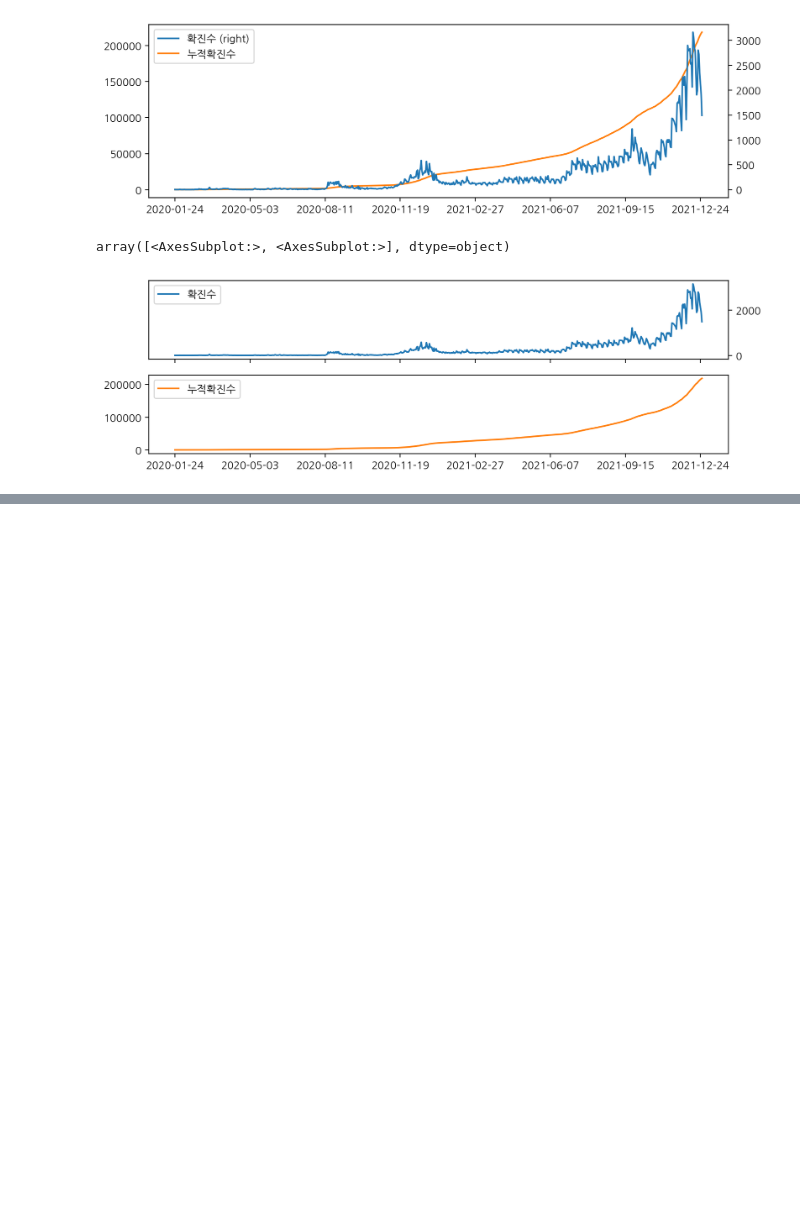
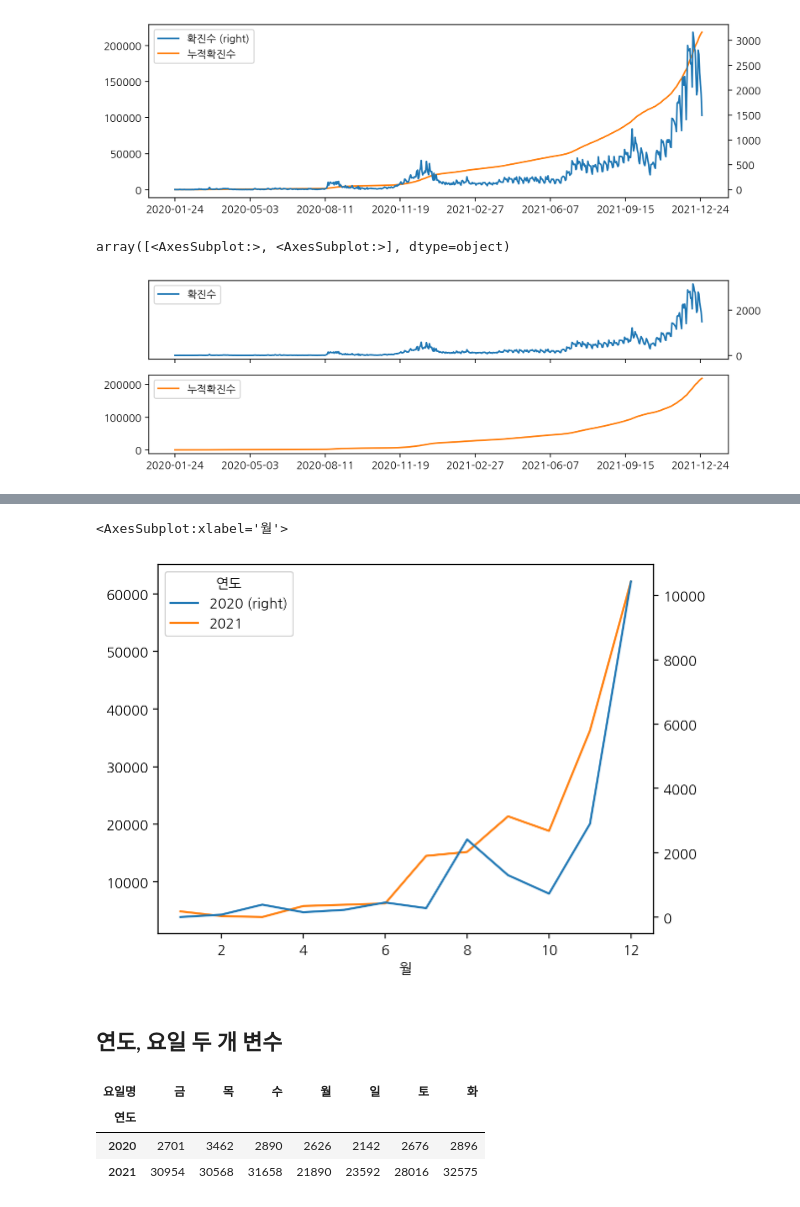
Before and after one commit to wumusill/AI_School, a Jupyter notebook: TP2/Day6/python0303.ipynb, the cells around one changed output, grey strips where cells are left out. Cells and saved outputs as stored; diff of their text form; code cells hidden in the pictures; blank space fills up the shorter version.

```diff
--- a/TP2/Day6/python0303.ipynb
+++ b/TP2/Day6/python0303.ipynb
@@ -619,0 +727,4 @@ array([<AxesSubplot:>, <AxesSubplot:>], dtype=object)
+# %%
+# 빈도수
+year_month = pd.crosstab(df["연도"], df["월"])
+year_month
@@ -619,0 +753,16 @@ array([<AxesSubplot:>, <AxesSubplot:>], dtype=object)
+# %%
+# 시각화
+year_month.T.plot(secondary_y=2020)
+# %% [output]
+<AxesSubplot:xlabel='월'>
+[figure, added]
+# %% [markdown]
+## 연도, 요일 두 개 변수
+# %%
+year_weekday = pd.crosstab(df["연도"], df["요일명"])
+year_weekday
+# %% [output]
+| 요일명 | 금 | 목 | 수 | 월 | 일 | 토 | 화 |
+| 연도 |  |  |  |  |  |  |  |
+| 2020 | 2701 | 3462 | 2890 | 2626 | 2142 | 2676 | 2896 |
+| 2021 | 30954 | 30568 | 31658 | 21890 | 23592 | 28016 | 32575 |
```
Also changed, not shown: parts of 37 cells of this notebook.
